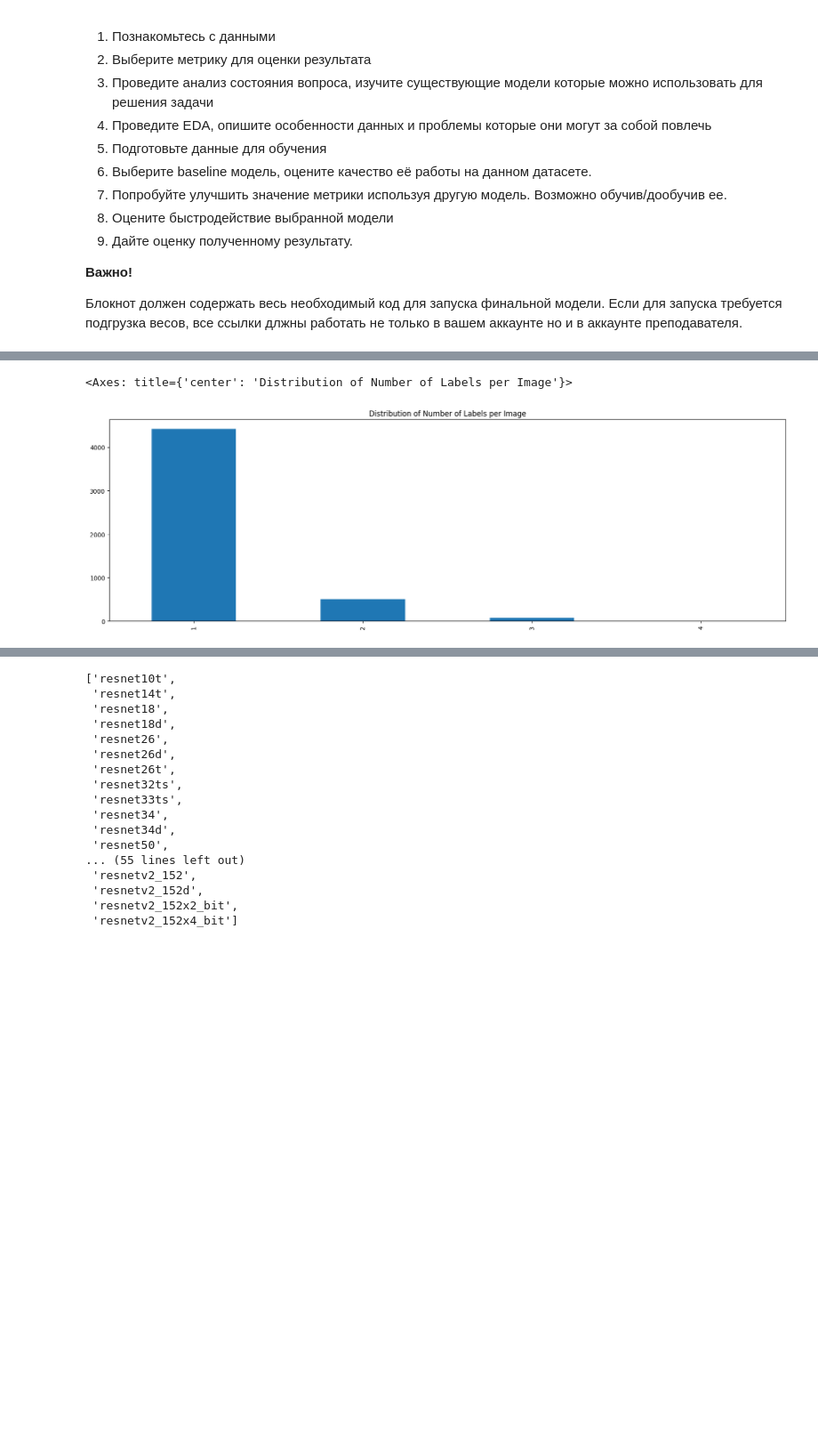
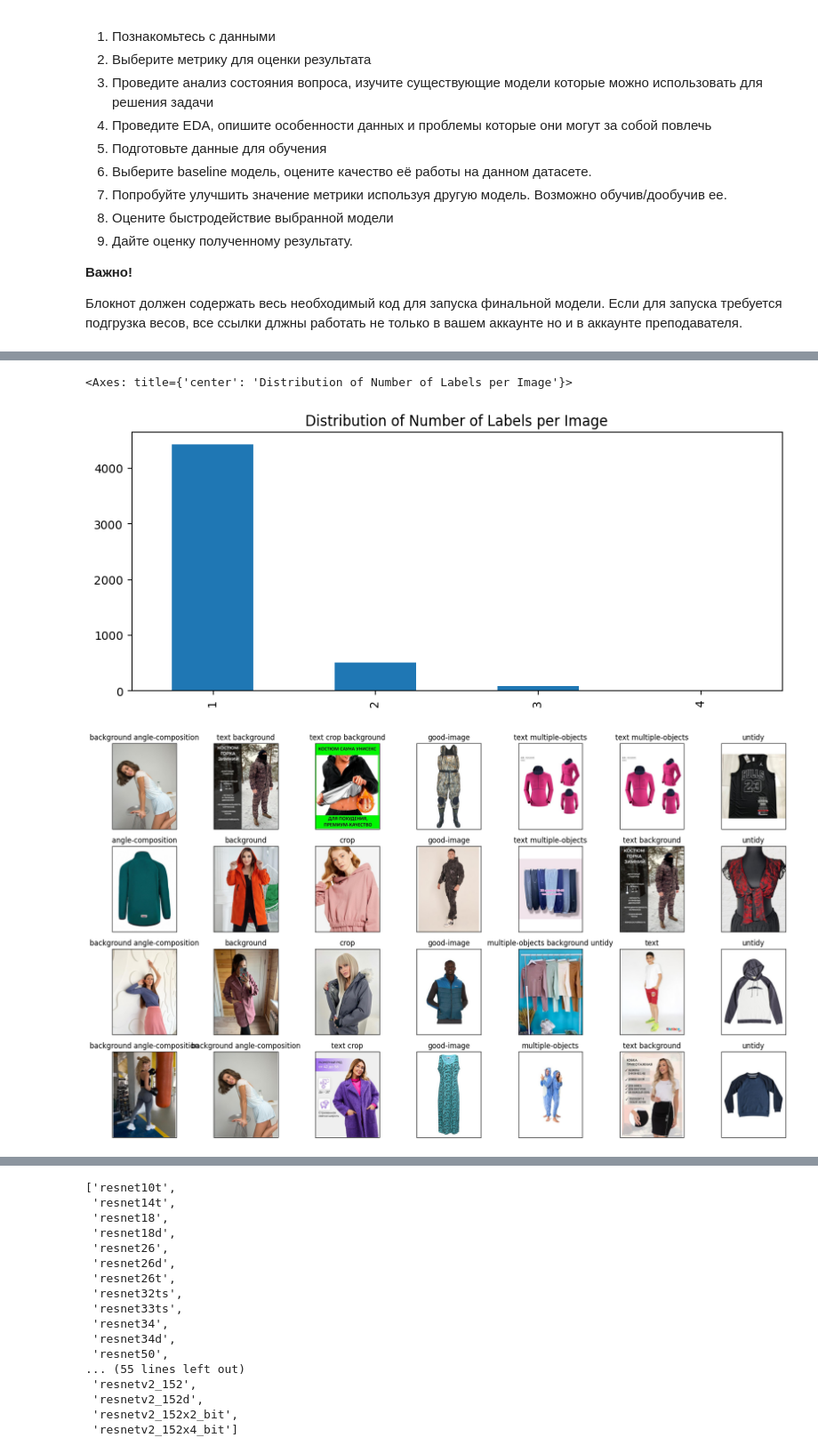
Before and after one commit to Luzinsan/intership, a Jupyter notebook: ex2/EX2_Quality.ipynb, the cells around one changed output, grey strips where cells are left out. Shown at 89% size. Saved outputs shown, nothing was run; the diff lists cells and outputs as text; code cells hidden in the pictures; blank space fills up the shorter version.

```diff
--- a/ex2/EX2_Quality.ipynb
+++ b/ex2/EX2_Quality.ipynb
@@ -251,16 +337,24 @@ one_hot_targets.sum().plot.bar(title='Target Class Distribution')
 # %%
-fig, ax = plt.subplots(figsize=(20, 6))
-one_hot_targets.sum(axis=1).value_counts().plot.bar(title='Distribution of Number of Labels per Image')
+fig, ax = plt.subplots(figsize=(10, 4))
+df.data.one_hot_targets.sum(axis=1).value_counts().plot.bar(title='Distribution of Number of Labels per Image')
 # %% [output]
 <Axes: title={'center': 'Distribution of Number of Labels per Image'}>
-[figure, old version]
+[figure, new version]
 # %%
-def plot_img_grid(row, col, df):
-    k = 1
-    fig = plt.figure(figsize=(3*col, 4*row))
-    for k in range(row*col):
-        img = cv2.cvtColor(cv2.imread(df.iloc[k,0]),cv2.COLOR_BGR2RGB)
-        ax = fig.add_subplot(row,col,k+1)
-        ax.title.set_text(df.iloc[k,1])
-        plt.imshow(img)
+def plot_img_grid(rows, df, classes):
+    fig = plt.figure(figsize=(3*len(classes), 3*rows))
+
+
+    for cl_idx, cl in enumerate(classes):
+        df_cl = df.loc[df[cl] == 1].iloc[:rows]
+        for idx in range(len(df_cl)):
+            img = cv2.cvtColor(cv2.imread(df_cl.iloc[idx,0]), cv2.COLOR_BGR2RGB)
+            ax = fig.add_subplot(rows, len(classes), idx*len(classes)+cl_idx + 1)
+            ax.title.set_text(df_cl.iloc[idx,1])
+            plt.xticks([]) ; plt.yticks([])
+            plt.imshow(img)
     plt.show()
+
+plot_img_grid(4, df.data.data, classes=df.data.mlb.classes_)
+# %% [output]
+[figure, added]
```
Also changed, not shown: parts of 40 cells of this notebook, 3 other files.
